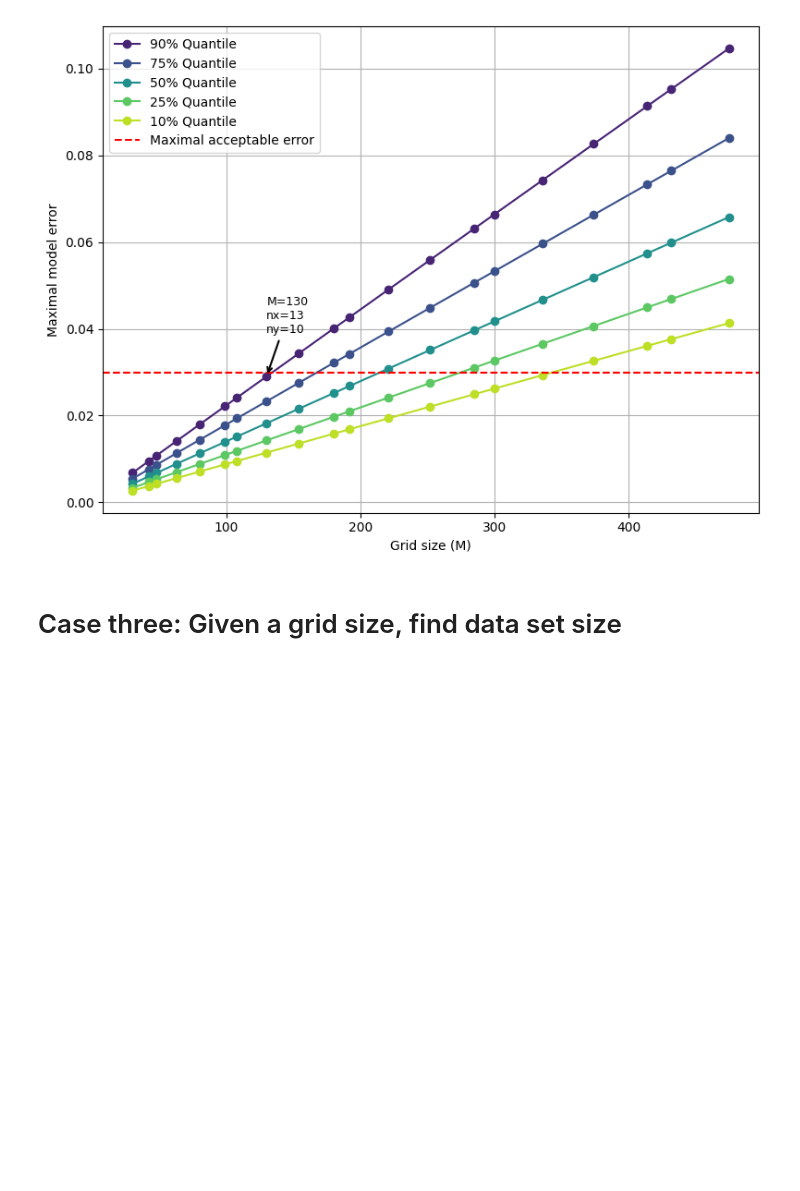
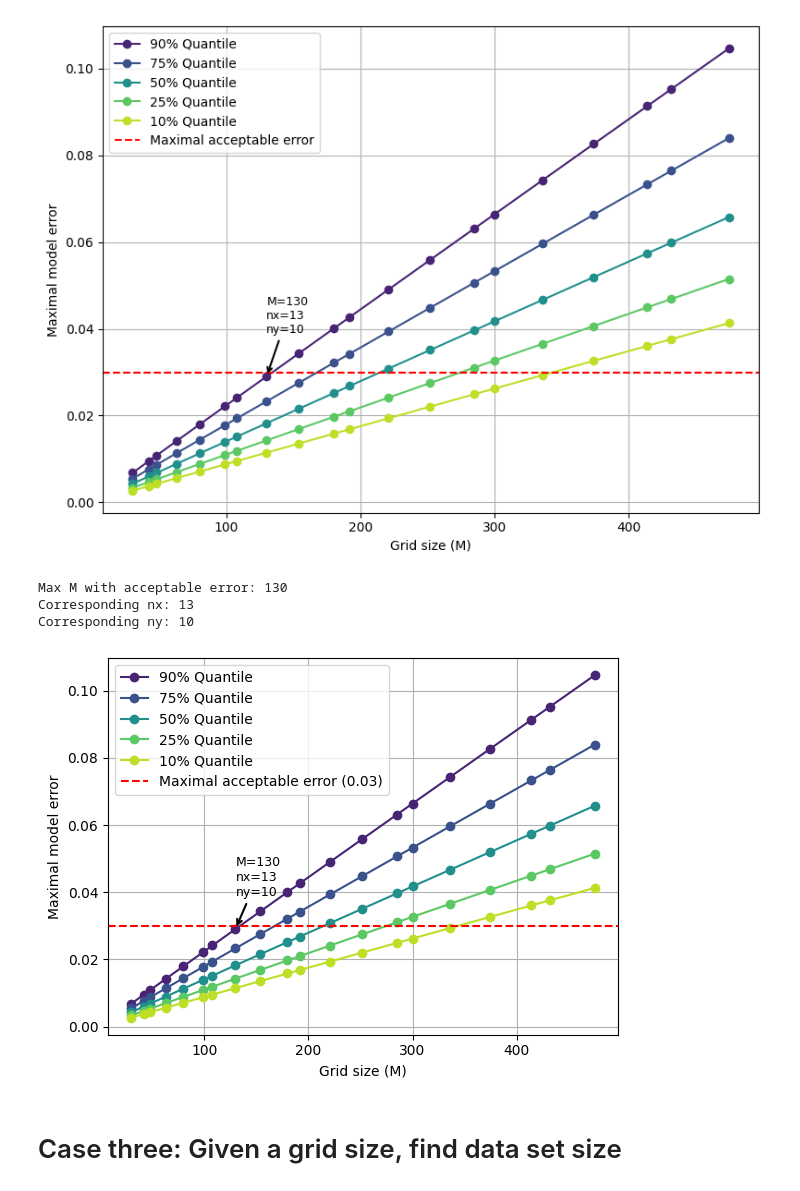
Before and after one commit to kvanarem42/xthreat-error-quantification-agentic, a Jupyter notebook: 4-investigate-results/rules_of_thumb.ipynb, the cells around one changed output. Cells and saved outputs as stored; diff of their text form; code cells hidden in the pictures; blank space fills up the shorter version.

```diff
--- a/4-investigate-results/rules_of_thumb.ipynb
+++ b/4-investigate-results/rules_of_thumb.ipynb
@@ -211,6 +256,52 @@ Max M with acceptable error: 130
 Corresponding nx: 13
 Corresponding ny: 10
 [figure]
+# %%
+plt.figure(figsize=(6, 4.5))
+
+# Define the quantiles
+quantiles = [0.1, 0.25, 0.5, 0.75, 0.9]
+if not desired_certainty in quantiles:
+    quantiles.append(desired_certainty)
+quantiles.sort(reverse=True)
+
+# Plot the quantiles
+for q in quantiles:
+    qs = lognorm.ppf(q, s=std_residuals, scale=np.exp(c + alpha*np.log(Ms) - beta*np.log(np.sqrt(N))))
+    plt.plot(Ms, qs, label=f'{int(q*100)}% Quantile', marker='o', color=cm.viridis_r(q))
+
+qs = lognorm.ppf(desired_certainty, s=std_residuals, scale=np.exp(c + alpha*np.log(Ms) - beta*np.log(np.sqrt(N))))
+
+# Get the index of the largest M below max_max_error
+index = np.argwhere(qs < max_acceptable_error)[-1][0]
+# Get the corresponding M, nx, and ny values
+M = Ms[index]
+n_x = nxs[index]
+n_y = nys[index]
+print(f"Max M with acceptable error: {M}")
+print(f"Corresponding nx: {n_x}")
+print(f"Corresponding ny: {n_y}")
+
+# Annotate the largest M below max_max_error
+plt.annotate(f'M={int(M)}\nnx={int(n_x)}\nny={int(n_y)}', xy=(M, qs[index]), xytext=(M, qs[index]+0.01),
+             arrowprops=dict(arrowstyle='->', lw=1.5), fontsize=9, color='black')
+
+# Add horizontal line at max_max_error
+plt.axhline(y=max_acceptable_error, color='red', linestyle='--', label='Maximal acceptable error (0.03)')
+plt.xlabel('Grid size (M)')
+plt.ylabel('Maximal model error')
+# plt.title('Quantiles of xT_error_inf_norm vs M')
+plt.legend()
+plt.grid(True)
+plt.tight_layout()
+# plt.xscale('log')
+# plt.xticks(Ms, rotation=90)
+plt.show()
+# %% [output]
+Max M with acceptable error: 130
+Corresponding nx: 13
+Corresponding ny: 10
+[figure, added]
 # %% [markdown]
 # Case three: Given a grid size, find data set size
 # %%
```
Also changed, not shown: parts of 2 cells of this notebook, 2 other files.
